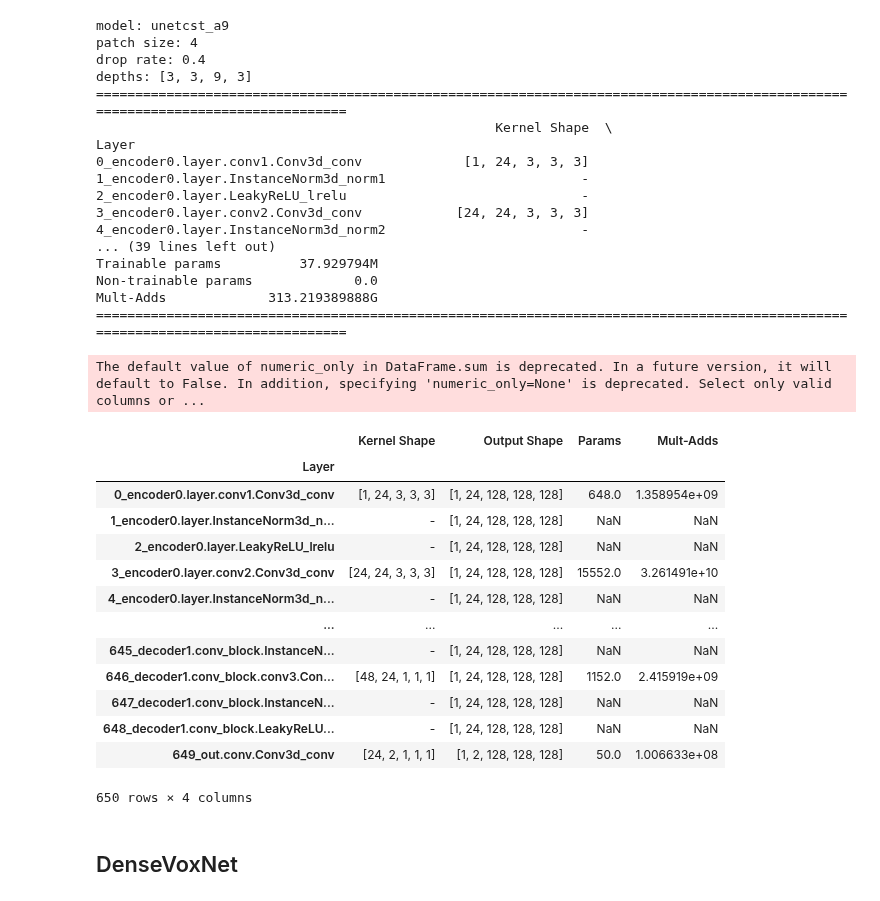
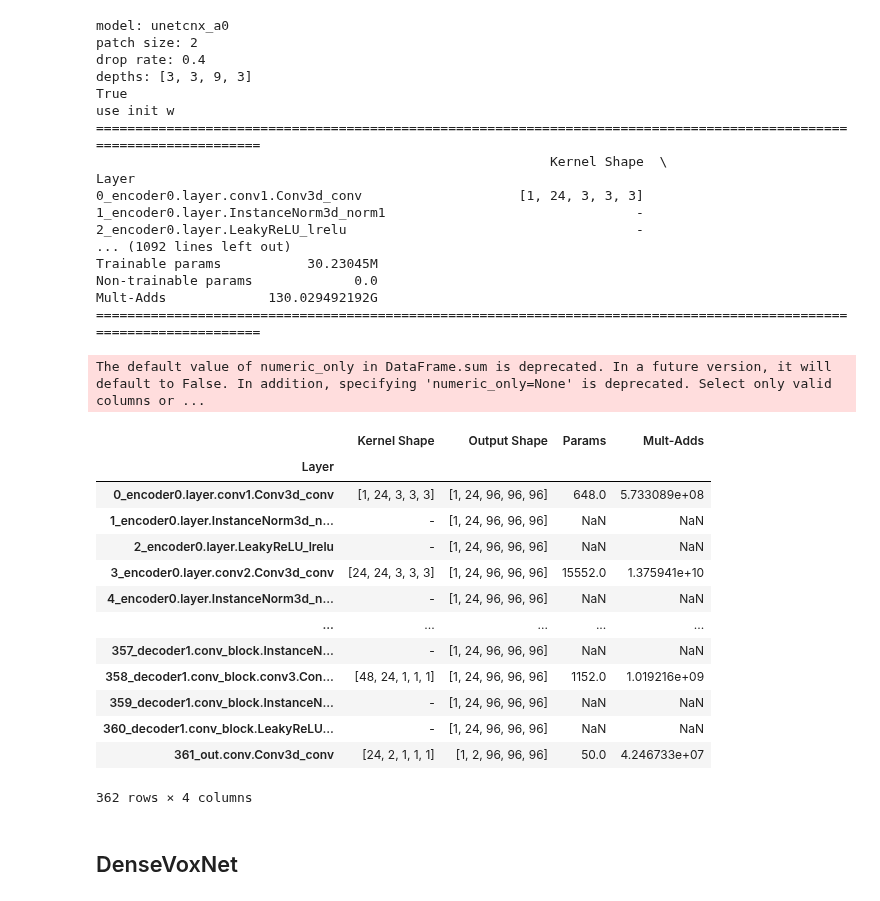
Before and after one commit to conflick0/CardiacSeg, a Jupyter notebook: exps/edas/network.ipynb, the cells around one changed output. Drawn from its saved outputs; the diff is of its cells as text; code cells hidden in the pictures.

Commit message:
add unetcnx a0 use init weight option, add unetcnx a1 (cnx v2)

```diff
--- a/exps/edas/network.ipynb
+++ b/exps/edas/network.ipynb
@@ -59,53 +57,54 @@ The autoreload extension is already loaded. To reload it, use:
 # %%
 parser = argparse.ArgumentParser(description="model segmentation pipeline")
 args = parser.parse_args([])
 args.device = 'cuda'
 args.in_channels = 1
 args.out_channels = 2
 args.roi_x, args.roi_y, args.roi_z = [128, 128, 128]
-args.patch_size = 4
+args.patch_size = 2
 args.drop_rate = 0.4
 args.depths = [3, 3, 9, 3]
+args.use_init_weights = True
 net = None
 del net
-net = network('unetcst_a9', args) # unetc2f
+net = network('unetcnx_a0', args) # unetc2f
 inp = None
 del inp
-inp = torch.rand((1, 1, 128, 128, 128)).to(args.device)
+inp = torch.rand((1, 1, 96, 96, 96)).to(args.device)
 summary(net, inp)
 # %% [output]
-model: unetcst_a9
-patch size: 4
+model: unetcnx_a0
+patch size: 2
 drop rate: 0.4
 depths: [3, 3, 9, 3]
-================================================================================================================================
-                                                   Kernel Shape  \
+True
+use init w
+=====================================================================================================================
+                                                          Kernel Shape  \
 Layer
-0_encoder0.layer.conv1.Conv3d_conv             [1, 24, 3, 3, 3]
-1_encoder0.layer.InstanceNorm3d_norm1                         -
-2_encoder0.layer.LeakyReLU_lrelu                              -
-3_encoder0.layer.conv2.Conv3d_conv            [24, 24, 3, 3, 3]
-4_encoder0.layer.InstanceNorm3d_norm2                         -
-... (39 lines left out)
-Trainable params          37.929794M
+0_encoder0.layer.conv1.Conv3d_conv                    [1, 24, 3, 3, 3]
+1_encoder0.layer.InstanceNorm3d_norm1                                -
+2_encoder0.layer.LeakyReLU_lrelu                                     -
+... (1092 lines left out)
+Trainable params           30.23045M
 Non-trainable params             0.0
-Mult-Adds             313.219389888G
-================================================================================================================================
+Mult-Adds             130.029492192G
+=====================================================================================================================
 The default value of numeric_only in DataFrame.sum is deprecated. In a future version, it will default to False. In addition, specifying 'numeric_only=None' is deprecated. Select only valid columns or ...
 |  | Kernel Shape | Output Shape | Params | Mult-Adds |
 | Layer |  |  |  |  |
-| 0_encoder0.layer.conv1.Conv3d_conv | [1, 24, 3, 3, 3] | [1, 24, 128, 128, 128] | 648.0 | 1.358954e+09 |
-| 1_encoder0.layer.InstanceNorm3d_n... | - | [1, 24, 128, 128, 128] | NaN | NaN |
-| 2_encoder0.layer.LeakyReLU_lrelu | - | [1, 24, 128, 128, 128] | NaN | NaN |
-| 3_encoder0.layer.conv2.Conv3d_conv | [24, 24, 3, 3, 3] | [1, 24, 128, 128, 128] | 15552.0 | 3.261491e+10 |
-| 4_encoder0.layer.InstanceNorm3d_n... | - | [1, 24, 128, 128, 128] | NaN | NaN |
+| 0_encoder0.layer.conv1.Conv3d_conv | [1, 24, 3, 3, 3] | [1, 24, 96, 96, 96] | 648.0 | 5.733089e+08 |
+| 1_encoder0.layer.InstanceNorm3d_n... | - | [1, 24, 96, 96, 96] | NaN | NaN |
+| 2_encoder0.layer.LeakyReLU_lrelu | - | [1, 24, 96, 96, 96] | NaN | NaN |
+| 3_encoder0.layer.conv2.Conv3d_conv | [24, 24, 3, 3, 3] | [1, 24, 96, 96, 96] | 15552.0 | 1.375941e+10 |
+| 4_encoder0.layer.InstanceNorm3d_n... | - | [1, 24, 96, 96, 96] | NaN | NaN |
 | ... | ... | ... | ... | ... |
-| 645_decoder1.conv_block.InstanceN... | - | [1, 24, 128, 128, 128] | NaN | NaN |
-| 646_decoder1.conv_block.conv3.Con... | [48, 24, 1, 1, 1] | [1, 24, 128, 128, 128] | 1152.0 | 2.415919e+09 |
-| 647_decoder1.conv_block.InstanceN... | - | [1, 24, 128, 128, 128] | NaN | NaN |
-| 648_decoder1.conv_block.LeakyReLU... | - | [1, 24, 128, 128, 128] | NaN | NaN |
-| 649_out.conv.Conv3d_conv | [24, 2, 1, 1, 1] | [1, 2, 128, 128, 128] | 50.0 | 1.006633e+08 |
+| 357_decoder1.conv_block.InstanceN... | - | [1, 24, 96, 96, 96] | NaN | NaN |
+| 358_decoder1.conv_block.conv3.Con... | [48, 24, 1, 1, 1] | [1, 24, 96, 96, 96] | 1152.0 | 1.019216e+09 |
+| 359_decoder1.conv_block.InstanceN... | - | [1, 24, 96, 96, 96] | NaN | NaN |
+| 360_decoder1.conv_block.LeakyReLU... | - | [1, 24, 96, 96, 96] | NaN | NaN |
+| 361_out.conv.Conv3d_conv | [24, 2, 1, 1, 1] | [1, 2, 96, 96, 96] | 50.0 | 4.246733e+07 |
-650 rows × 4 columns
+362 rows × 4 columns
 # %%
 parser = argparse.ArgumentParser(description="model segmentation pipeline")
 args = parser.parse_args([])
```
Also changed, not shown: parts of 2 cells of this notebook, 4 other files.
